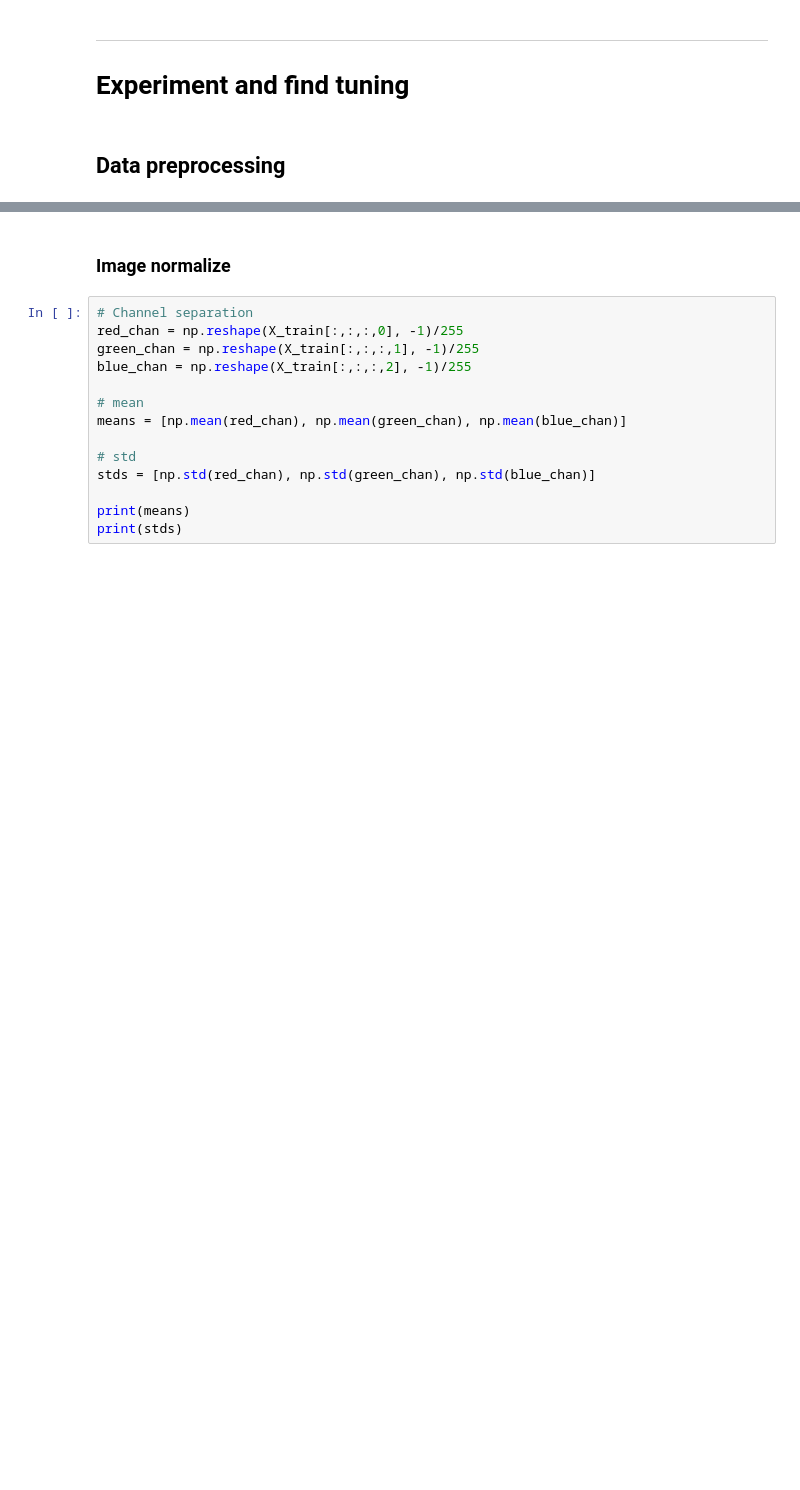
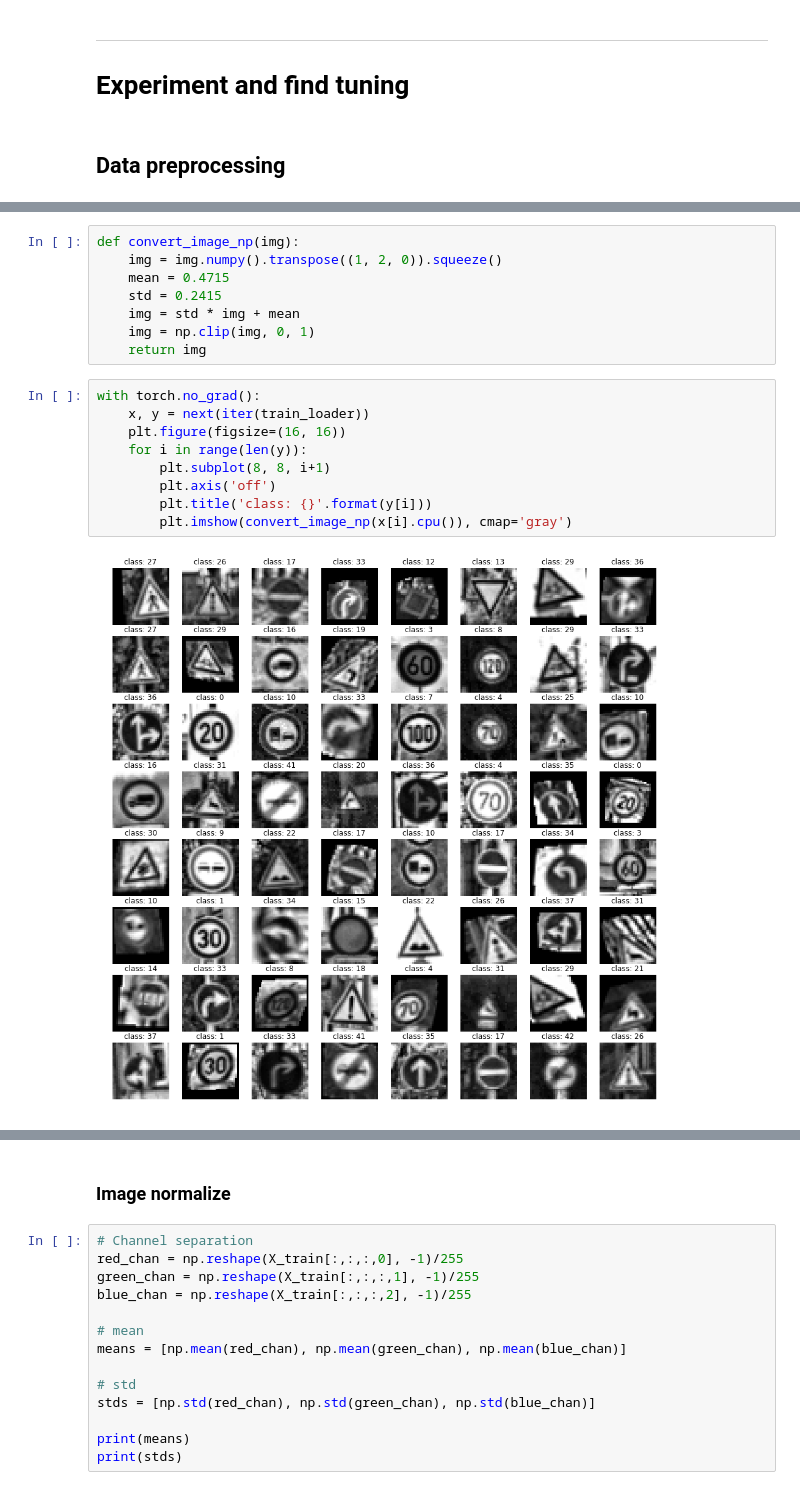
Before and after one commit to wolfapple/traffic-sign-recognition, a Jupyter notebook: notebook.ipynb, the cells around one changed output, grey strips where cells are left out. Cells and saved outputs as stored; diff of their text form; blank space fills up the shorter version.

```diff
--- a/notebook.ipynb
+++ b/notebook.ipynb
@@ -220,0 +446,19 @@ evaluate(model, criterion, test_loader)
+# %%
+def convert_image_np(img):
+    img = img.numpy().transpose((1, 2, 0)).squeeze()
+    mean = 0.4715
+    std = 0.2415
+    img = std * img + mean
+    img = np.clip(img, 0, 1)
+    return img
+# %%
+with torch.no_grad():
+    x, y = next(iter(train_loader))
+    plt.figure(figsize=(16, 16))
+    for i in range(len(y)):
+        plt.subplot(8, 8, i+1)
+        plt.axis('off')
+        plt.title('class: {}'.format(y[i]))
+        plt.imshow(convert_image_np(x[i].cpu()), cmap='gray')
+# %% [output]
+[figure, added]
```
Also changed, not shown: parts of 20 cells of this notebook.
